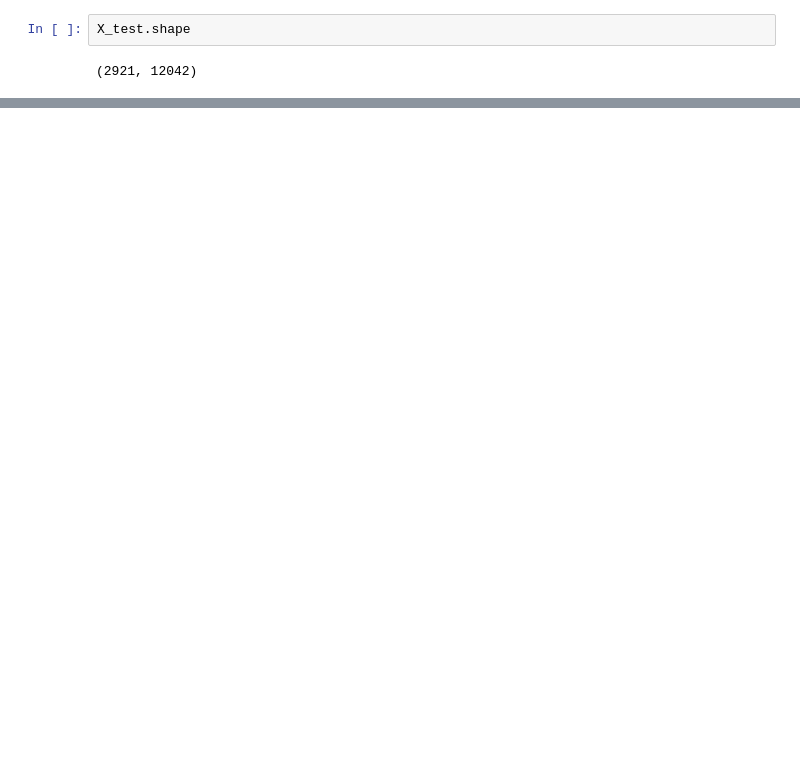
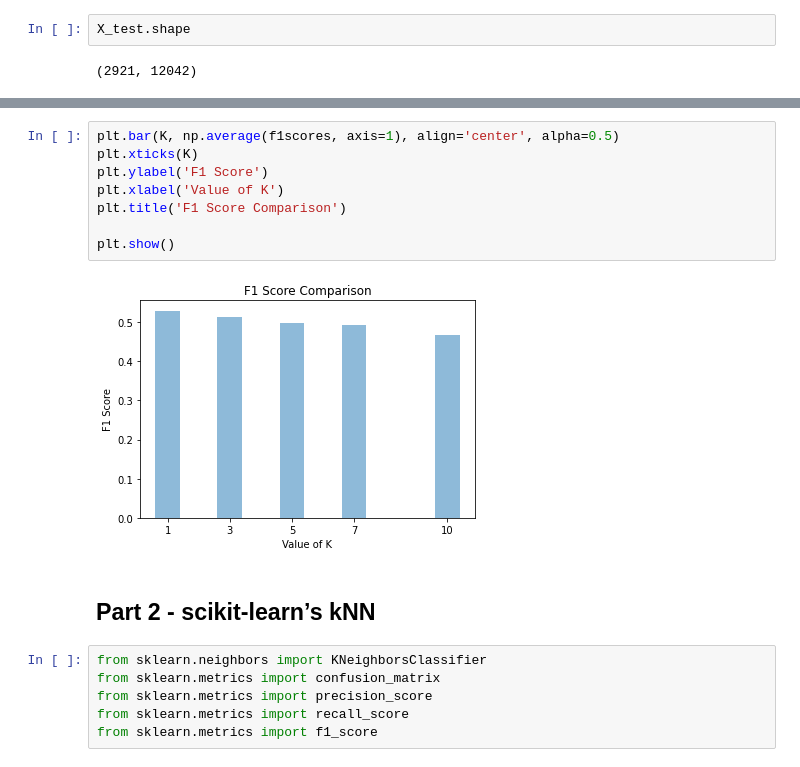
Before and after one commit to MatloobAltaf/Machine-Learning-LUMS, a Jupyter notebook: Programming_Assignment_1/21100164.ipynb, the cells around one changed output, grey strips where cells are left out. Drawn from its saved outputs; the diff is of its cells as text; blank space fills up the shorter version.

Commit message:
Added KNN with sklearn

```diff
--- a/Programming_Assignment_1/21100164.ipynb
+++ b/Programming_Assignment_1/21100164.ipynb
@@ -254,0 +279,18 @@ plt.show()
+# %%
+plt.bar(K, np.average(f1scores, axis=1), align='center', alpha=0.5)
+plt.xticks(K)
+plt.ylabel('F1 Score')
+plt.xlabel('Value of K')
+plt.title('F1 Score Comparison')
+
+plt.show()
+# %% [output]
+[figure, added]
+# %% [markdown]
+## Part 2 - scikit-learn’s kNN
+# %%
+from sklearn.neighbors import KNeighborsClassifier
+from sklearn.metrics import confusion_matrix
+from sklearn.metrics import precision_score
+from sklearn.metrics import recall_score
+from sklearn.metrics import f1_score
```
Also changed, not shown: parts of 20 cells of this notebook.
